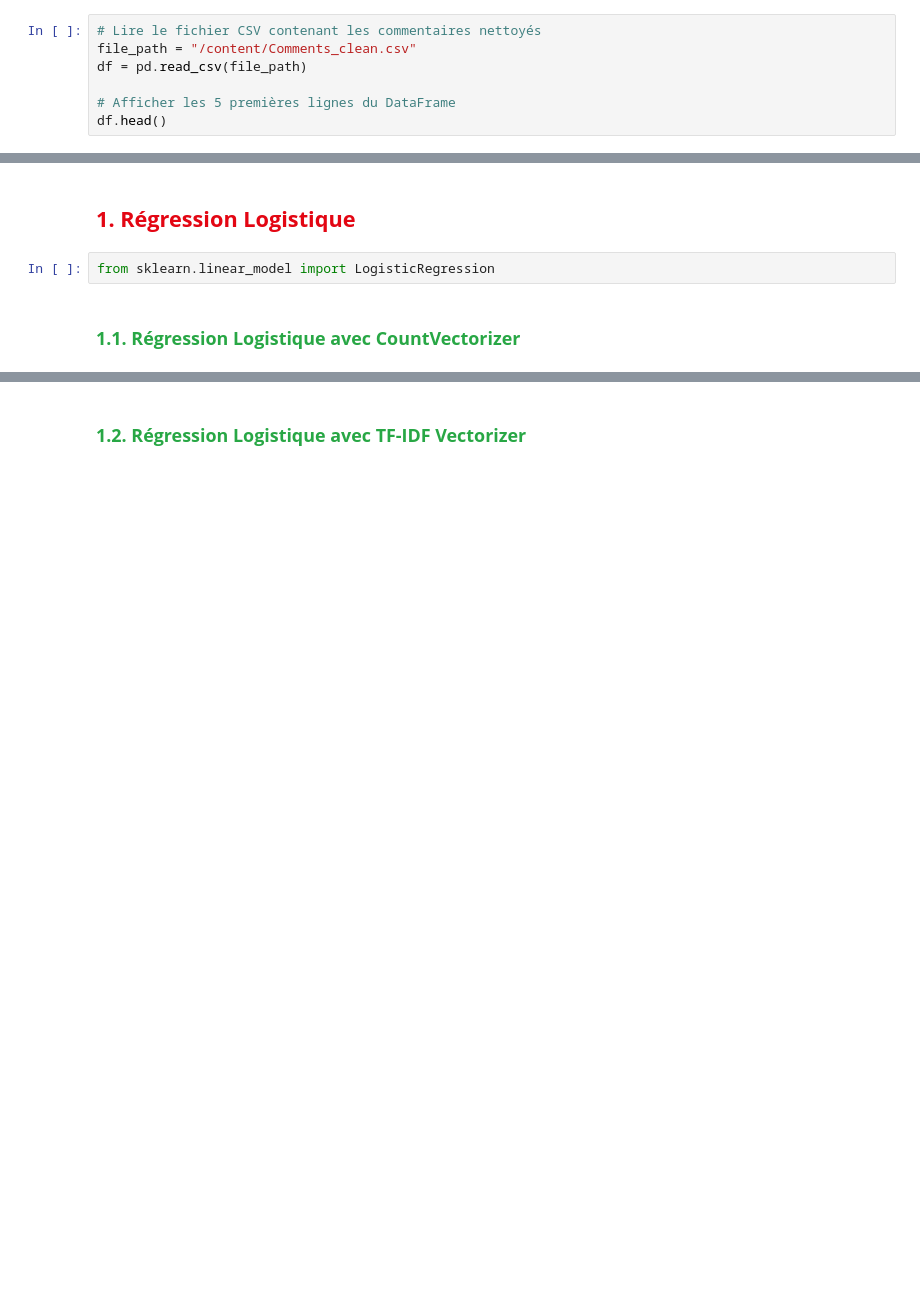
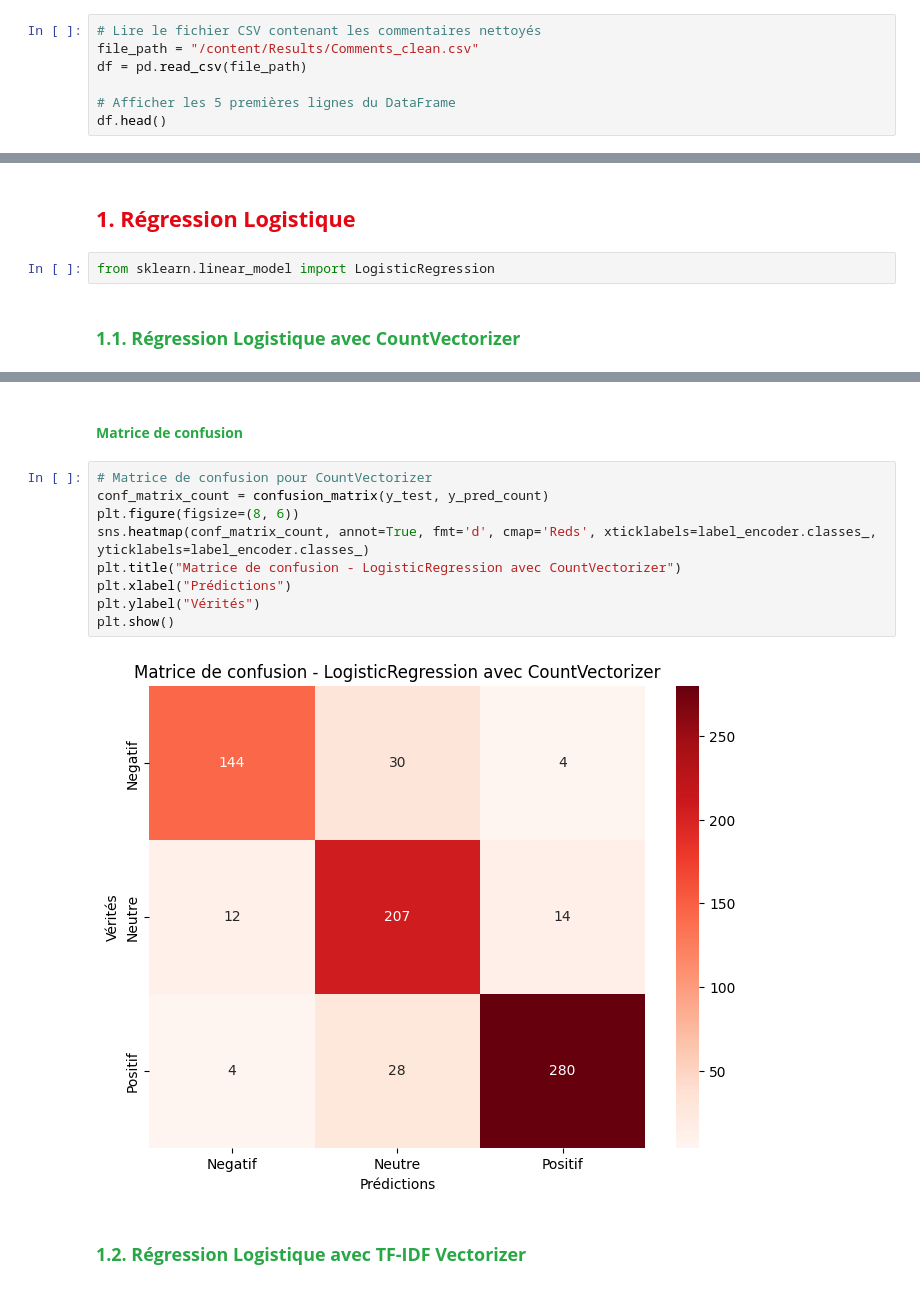
Before and after one commit to OUARAS-khelil-Rafik/AS-Ooredoo_Djezzy_Mobilis-, a Jupyter notebook: Training_AS.ipynb, the cells around one changed output, grey strips where cells are left out. Drawn from its saved outputs; the diff is of its cells as text; blank space fills up the shorter version.

```diff
--- a/Training_AS.ipynb
+++ b/Training_AS.ipynb
@@ -36,7 +57,7 @@ import numpy as np
 ## <span style="color: #28A745;">**Chargement des Données**</span>
 # %%
 # Lire le fichier CSV contenant les commentaires nettoyés
-file_path = "/content/Comments_clean.csv"
+file_path = "/content/Results/Comments_clean.csv"
 df = pd.read_csv(file_path)
 
 # Afficher les 5 premières lignes du DataFrame
@@ -151,3 +164,16 @@ plt.show()
+# %% [markdown]
+#### <span style="color: #28A745;">**Matrice de confusion**</span>
+# %%
+# Matrice de confusion pour CountVectorizer
+conf_matrix_count = confusion_matrix(y_test, y_pred_count)
+plt.figure(figsize=(8, 6))
+sns.heatmap(conf_matrix_count, annot=True, fmt='d', cmap='Reds', xticklabels=label_encoder.classes_, yticklabels=label_encoder.classes_)
+plt.title("Matrice de confusion - LogisticRegression avec CountVectorizer")
+plt.xlabel("Prédictions")
+plt.ylabel("Vérités")
+plt.show()
+# %% [output]
+[figure, added]
 # %% [markdown]
 ### <span style="color: #28A745;">**1.2. Régression Logistique avec TF-IDF Vectorizer**</span>
 # %%
```
Also changed, not shown: parts of 30 cells of this notebook.
